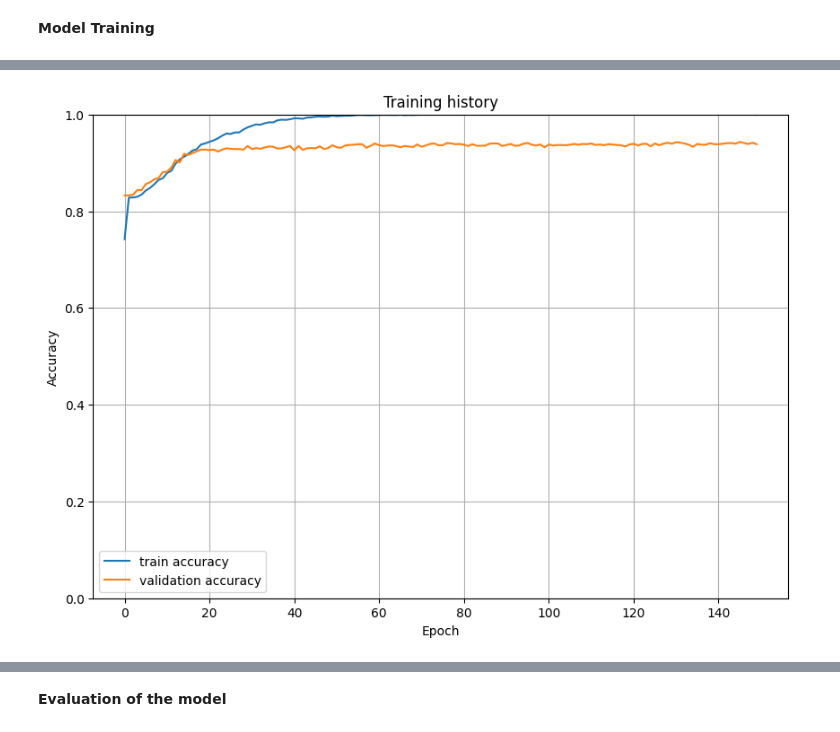
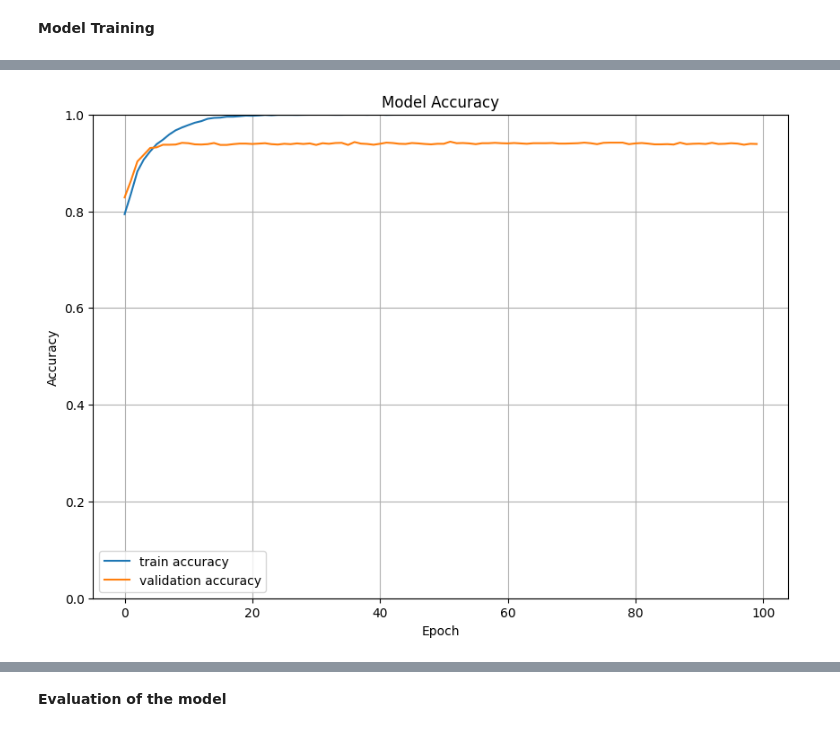
Before and after one commit to Bikas0/Multi-Label-Text-Classification-using-LLM, a Jupyter notebook: BERT Model Training/Multi Label Bengali Text Classification using BERT.ipynb, the cells around one changed output, grey strips where cells are left out. Cells and saved outputs as stored; diff of their text form; code cells hidden in the pictures.

Commit message:
Multi Label Bengali Text Classification Using BERT

```diff
--- a/BERT Model Training/multil-label-text-classification.ipynb
+++ b/BERT Model Training/Multi Label Bengali Text Classification using BERT.ipynb
@@ -77,7 +152,7 @@ from sklearn.model_selection import train_test_split
 # split into train and test
 df_train, df_test = train_test_split(df, random_state=77, test_size=0.30, shuffle=True)
 # split test into test and validation datasets
-df_test, df_valid = train_test_split(df_test, random_state=88, test_size=0.50, shuffle=True)
+df_valid, df_test = train_test_split(df_test, random_state=88, test_size=0.33, shuffle=True)
 # %%
 print(f"Train: {df_train.shape}, Test: {df_test.shape}, Valid: {df_valid.shape}")
 # %% [output]
@@ -88,7 +163,7 @@ MAX_LEN = 256
 TRAIN_BATCH_SIZE = 32
 VALID_BATCH_SIZE = 32
 TEST_BATCH_SIZE = 32
-EPOCHS = 150
+EPOCHS = 100
 LEARNING_RATE = 1e-05
 THRESHOLD = 0.5 # threshold for the sigmoid
 # %%
@@ -107,7 +182,7 @@ import torch.nn as nn
 
 device = torch.device('cuda') if torch.cuda.is_available() else torch.device('cpu')
 # %%
-tokenizer = BertTokenizer.from_pretrained('bert-base-uncased')
+tokenizer = BertTokenizer.from_pretrained('sagorsarker/bangla-bert-base')
 # %%
 # Test the tokenizer
 test_text = "আলহামদুলিল্লাহ, প্রোডাক্টটি অনেক ভালো! সাউন্ড চেক করে দেখলাম অনেক ভালই! আপনার চোখ বন্ধ করে ভরসা করে নিতে পারেন! প্রোডাক্টটি যখন আমার হাতে এসেছিল তখন ইনটেক ছিল!"
@@ -253,7 +328,7 @@ test_data_loader = torch.utils.data.DataLoader(test_dataset,
 class BERTClass(torch.nn.Module):
     def __init__(self):
         super(BERTClass, self).__init__()
-        self.bert_model = BertModel.from_pretrained('bert-base-uncased', return_dict=True)
+        self.bert_model = BertModel.from_pretrained('sagorsarker/bangla-bert-base', return_dict=True)
         self.dropout = torch.nn.Dropout(0.3)
         self.linear = torch.nn.Linear(768, 8)
 
@@ -425,12 +500,12 @@ import matplotlib.pyplot as plt
 # %%
 plt.rcParams["figure.figsize"] = (10,7)
 plt.plot(history['train_acc'], label='train accuracy')
 plt.plot(history['val_acc'], label='validation accuracy')
-plt.title('Training history')
+plt.title('Model Accuracy')
 plt.ylabel('Accuracy')
 plt.xlabel('Epoch')
 plt.legend()
 plt.ylim([0, 1]);
 plt.grid()
 # %% [output]
-[figure, old version]
+[figure, new version]
```
Also changed, not shown: parts of 30 cells of this notebook, 3 other files.
